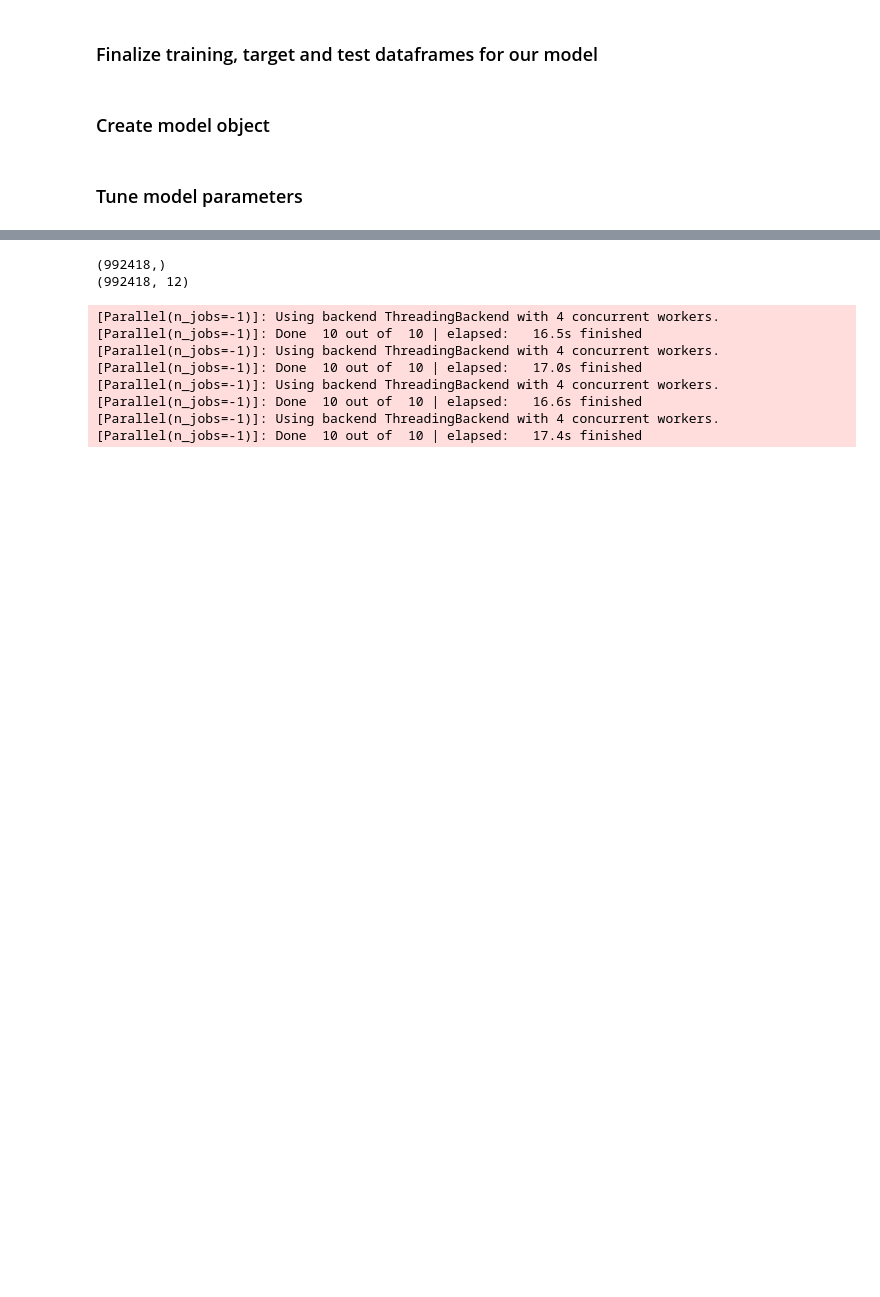
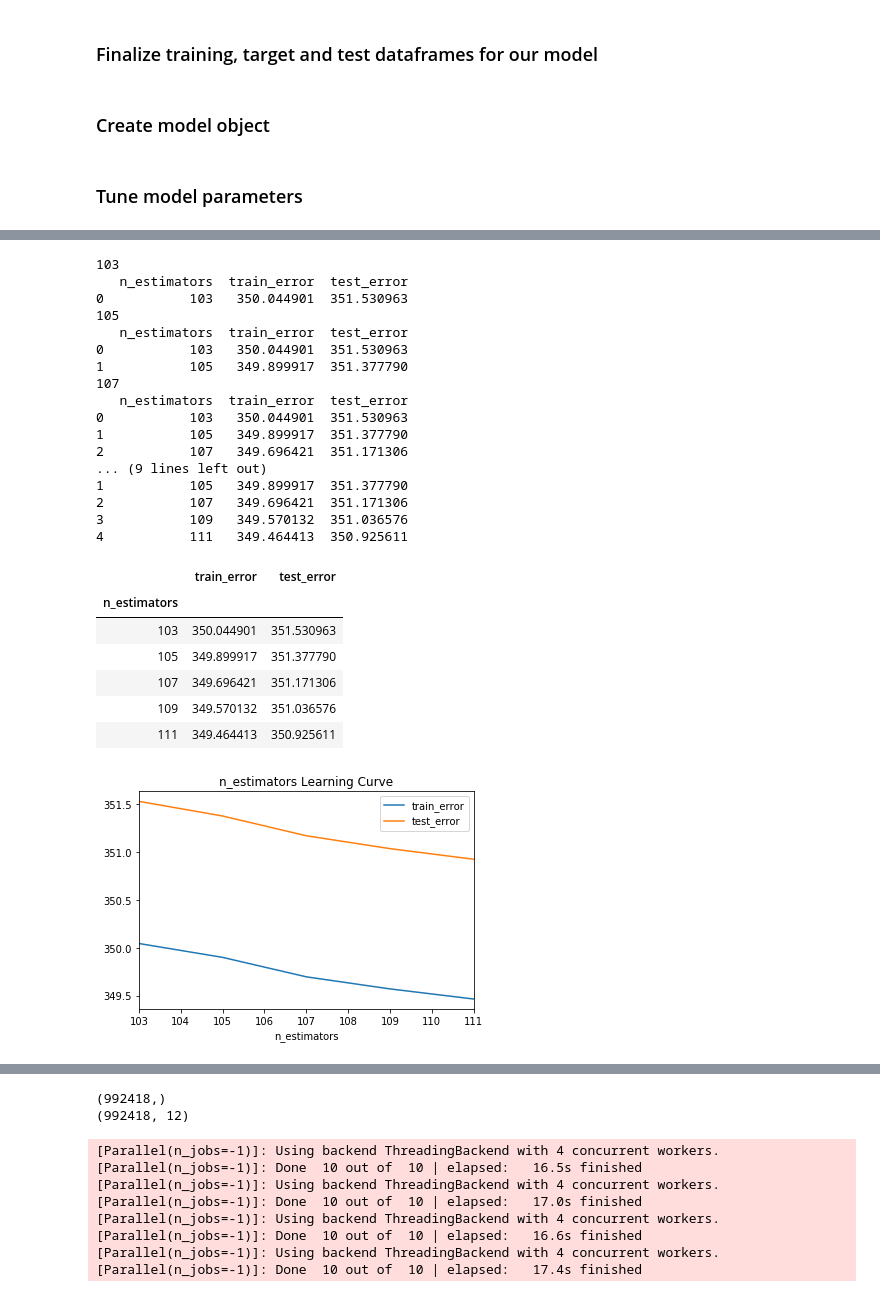
Before and after one commit to kirahman2/salarypredictionportfolio, a Jupyter notebook: Salary Prediction Notebook.ipynb, the cells around one changed output, grey strips where cells are left out. Saved outputs shown, nothing was run; the diff lists cells and outputs as text; code cells hidden in the pictures; blank space fills up the shorter version.

```diff
--- a/Salary Prediction Notebook.ipynb
+++ b/Salary Prediction Notebook.ipynb
@@ -342,0 +434,46 @@ result_final
+# %%
+# COMPLETE
+# best n_estimators= [110,111,112]
+# Just beat 340
+results = []
+list_values = range(103,112,2)
+hyperp = 'n_estimators'                                           ###
+for val in list_values:
+    gbr = GradientBoostingRegressor(n_estimators=val, verbose=False, random_state=42) ###
+    gbr.fit(X_train, y_train)
+    results.append(
+    {'n_estimators': val,                                        ###
+     'train_error': mean_squared_error(y_train, gbr.predict(X_train)),
+     'test_error': mean_squared_error(y_test, gbr.predict(X_test)),
+    })
+    print(val)
+    print(pd.DataFrame(results))
+result_final = pd.DataFrame(results).set_index(hyperp).sort_index()
+result_final.plot(title=hyperp + ' Learning Curve')
+result_final
+# %% [output]
+103
+   n_estimators  train_error  test_error
+0           103   350.044901  351.530963
+105
+   n_estimators  train_error  test_error
+0           103   350.044901  351.530963
+1           105   349.899917  351.377790
+107
+   n_estimators  train_error  test_error
+0           103   350.044901  351.530963
+1           105   349.899917  351.377790
+2           107   349.696421  351.171306
+... (9 lines left out)
+1           105   349.899917  351.377790
+2           107   349.696421  351.171306
+3           109   349.570132  351.036576
+4           111   349.464413  350.925611
+|  | train_error | test_error |
+| n_estimators |  |  |
+| 103 | 350.044901 | 351.530963 |
+| 105 | 349.899917 | 351.377790 |
+| 107 | 349.696421 | 351.171306 |
+| 109 | 349.570132 | 351.036576 |
+| 111 | 349.464413 | 350.925611 |
+[figure, added]
```
Also changed, not shown: parts of 24 cells of this notebook.
